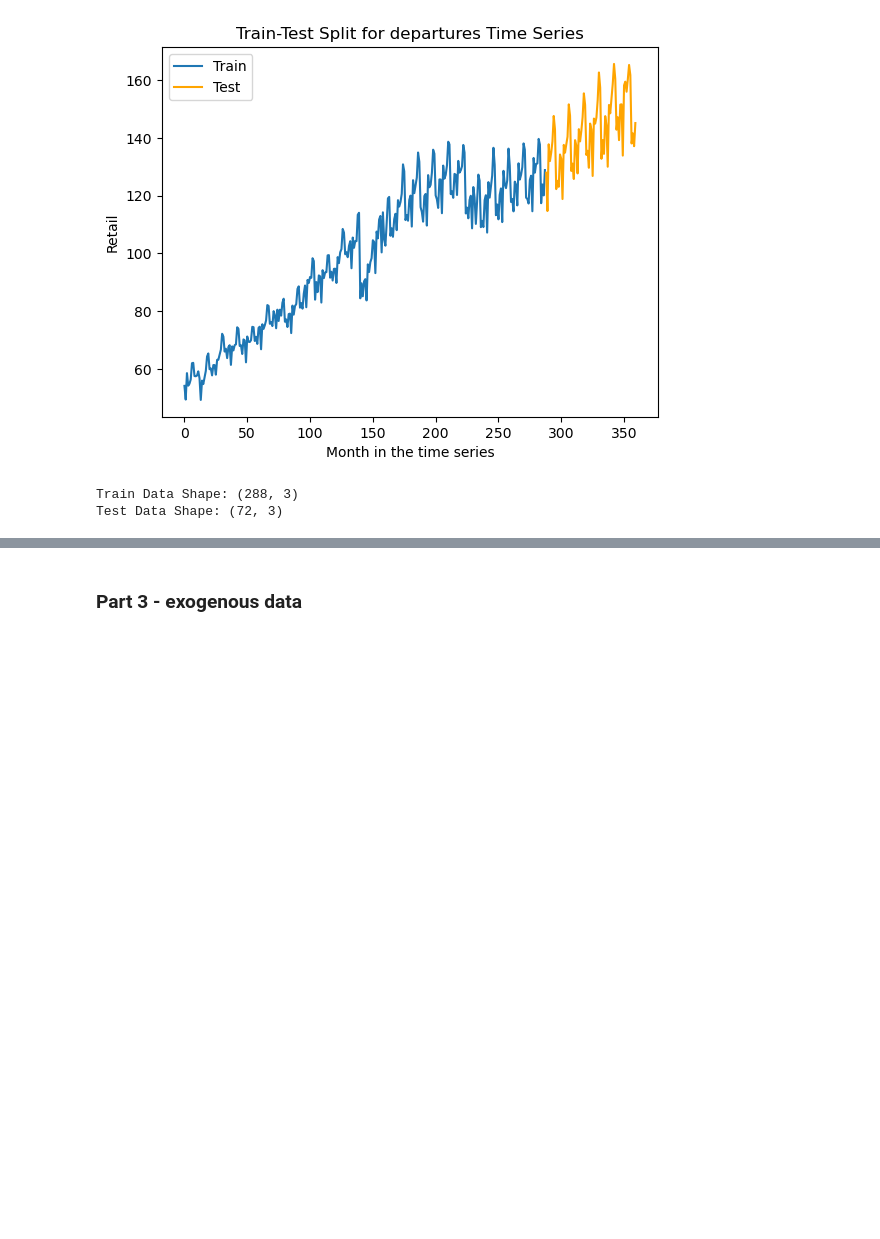
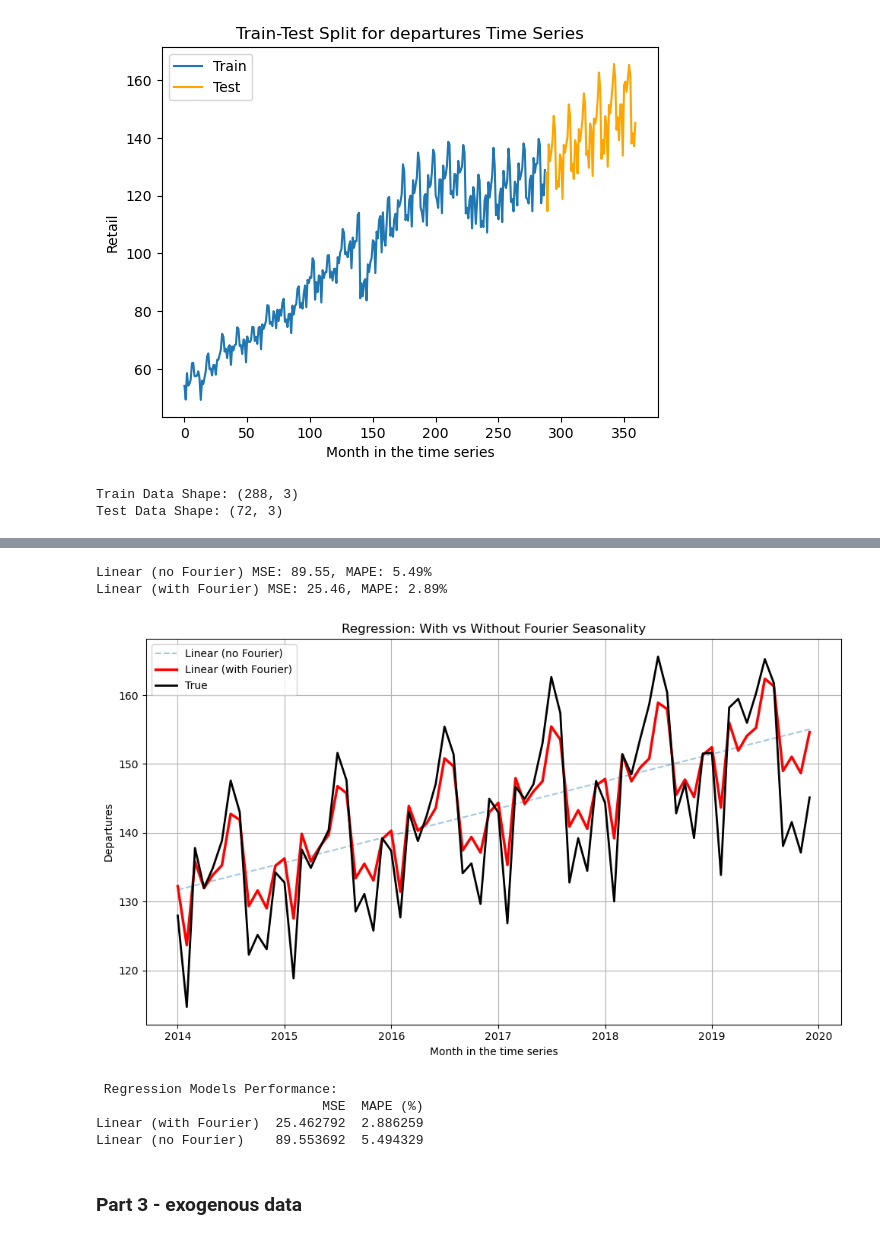
Before and after one commit to nelad1997/Time_Series_Project, a Jupyter notebook: Time_Series_Project.ipynb, the cells around one changed output, grey strips where cells are left out. Saved outputs shown, nothing was run; the diff lists cells and outputs as text; code cells hidden in the pictures; blank space fills up the shorter version.

```diff
--- a/Time_Series_Project.ipynb
+++ b/Time_Series_Project.ipynb
@@ -885,3 +816,47 @@ plot_forecasts(test_y, y_preds, models_names_list)
+# %%
+# אימון מודלים + MSE + MAPE
+models = {
+    "Linear (no Fourier)": LinearRegression(),
+    "Linear (with Fourier)": LinearRegression()
+}
+
+y_preds = {}
+MSE = {}
+MAPE = {}
+
+for name, model in models.items():
+    if "no Fourier" in name:
+        model.fit(Xb_train, y_train)
+        preds = model.predict(Xb_test)
+    else:
+        model.fit(Xe_train, y_train)
+        preds = model.predict(Xe_test)
+
+    y_preds[name] = preds
+    MSE[name] = mean_squared_error(y_test, preds)
+    MAPE[name] = mean_absolute_percentage_error(y_test, preds)
+    print(f"{name} MSE: {MSE[name]:.2f}, MAPE: {MAPE[name]:.2f}%")
+
+# ציור
+y_test = pd.Series(y_test.values, index=monthly_departures.index[split_index:])
+plot_preds(y_preds, y_test, "Regression: With vs Without Fourier Seasonality")
+
+# טבלת תוצאות
+results_df = pd.DataFrame({
+    'MSE': MSE,
+    'MAPE (%)': MAPE
+}).sort_values(by='MSE')
+
+print("\n Regression Models Performance:")
+print(results_df)
+# %% [output]
+Linear (no Fourier) MSE: 89.55, MAPE: 5.49%
+Linear (with Fourier) MSE: 25.46, MAPE: 2.89%
+[figure, added]
+ Regression Models Performance:
+                             MSE  MAPE (%)
+Linear (with Fourier)  25.462792  2.886259
+Linear (no Fourier)    89.553692  5.494329
 # %% [markdown]
 ### Part 3 - exogenous data
 # %% [markdown]
```
Also changed, not shown: parts of 32 cells of this notebook.
